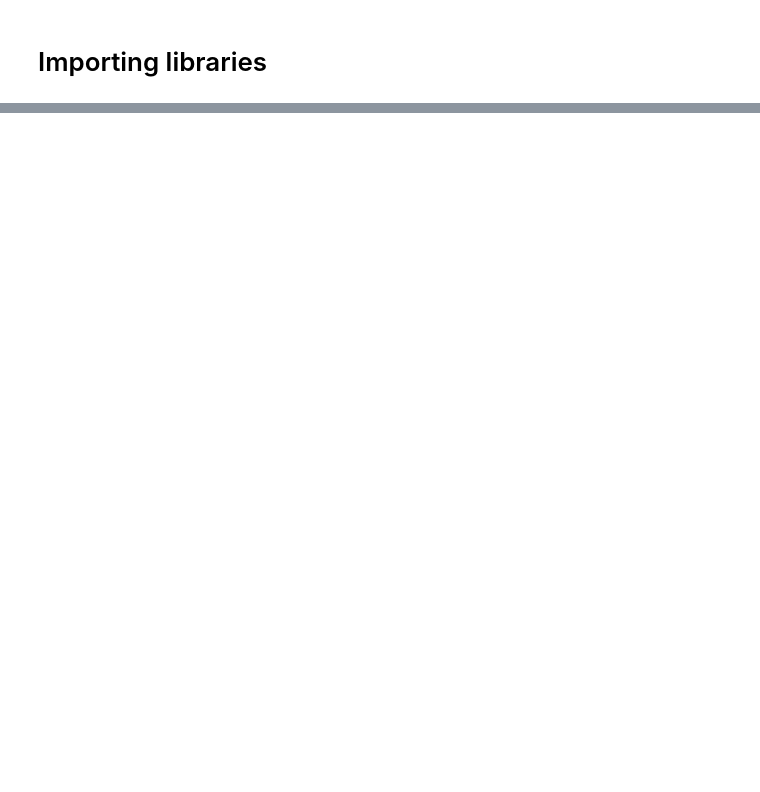
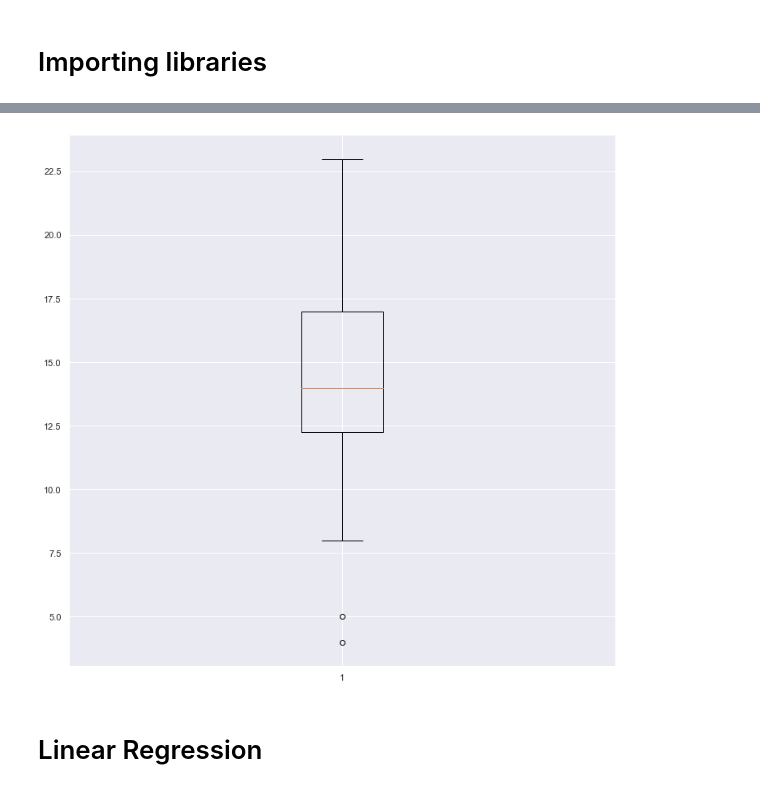
Before and after one commit to williamjnrkdd/JUNIA_ISEN_M1S1_Project_Python_Scripting, a Jupyter notebook: Python Project.ipynb, the cells around one changed output, grey strips where cells are left out. Drawn from its saved outputs; the diff is of its cells as text; code cells hidden in the pictures; blank space fills up the shorter version.

```diff
--- a/Python Project.ipynb
+++ b/Python Project.ipynb
@@ -56,0 +75,2 @@ plt.show(block=True)
+# %%
+team_data = pd.read_csv('team_stats.csv')
@@ -56,0 +90,4 @@ plt.show(block=True)
+# %%
+team_data=team_data.dropna(axis=1)
+# %%
+team_data=team_data.drop('ID', axis=1)
@@ -56,0 +115,8 @@ plt.show(block=True)
+# %%
+fig = plt.figure(figsize=(12,12))
+plt.boxplot(team_data['W'])
+plt.show()
+# %% [output]
+[figure, added]
+# %% [markdown]
+# Linear Regression
```
Also changed, not shown: parts of 14 cells of this notebook.
